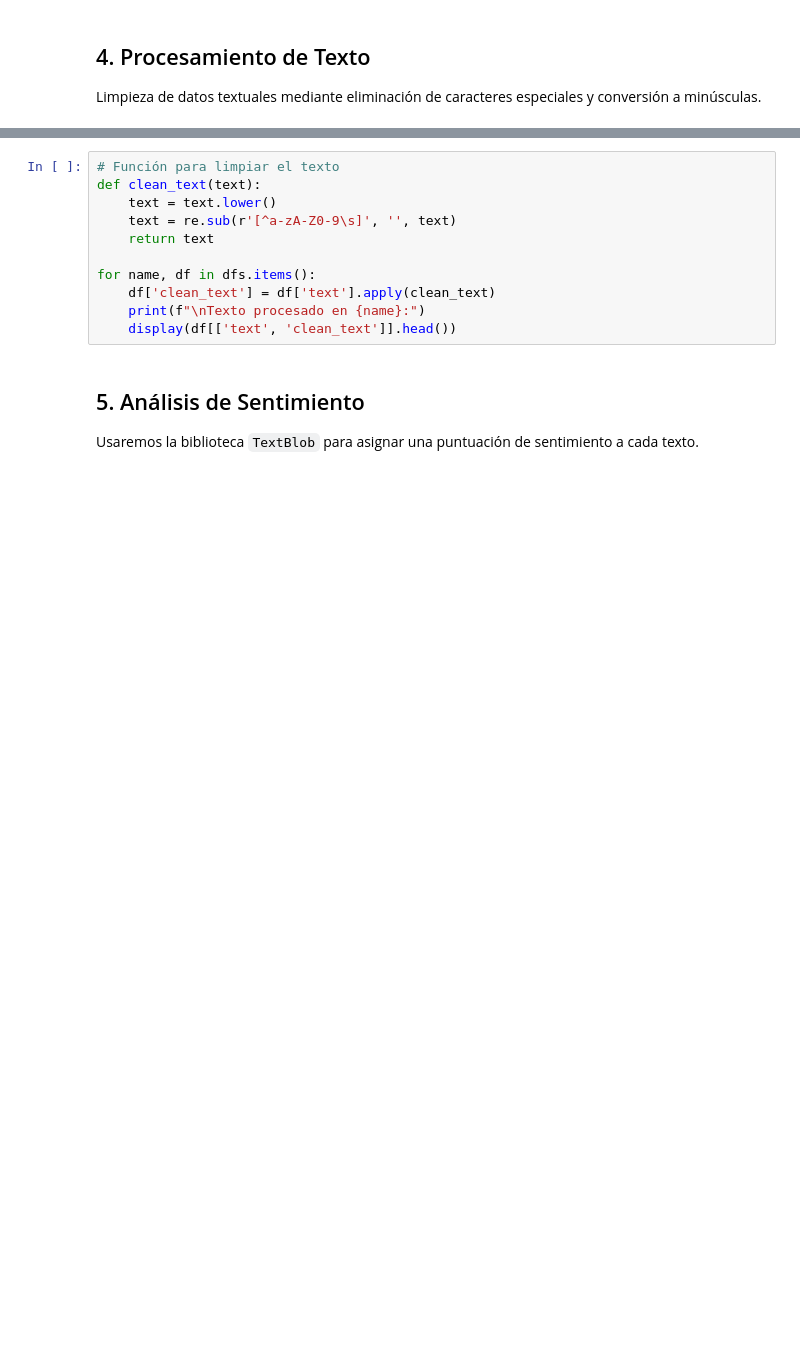
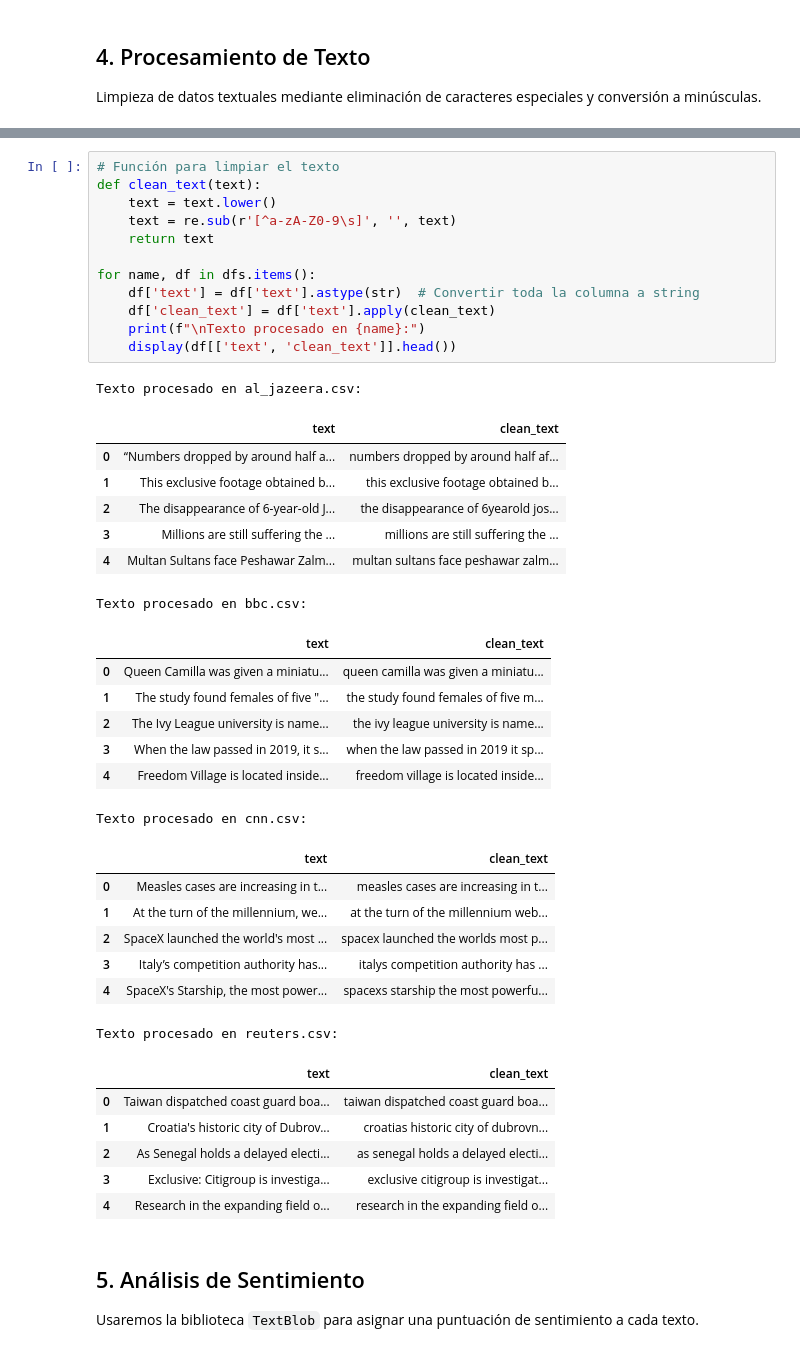
Before and after one commit to FrankYesid/Ruta_aprendizaje_2025, a Jupyter notebook: 02-Tratamiento_de_Datos/Proyecto_5/notebooks/analisis_sentimiento_noticias.ipynb, the cells around one changed output, grey strips where cells are left out. Saved outputs shown, nothing was run; the diff lists cells and outputs as text; blank space fills up the shorter version.

```diff
--- a/02-Tratamiento_de_Datos/Proyecto_5/notebooks/analisis_sentimiento_noticias.ipynb
+++ b/02-Tratamiento_de_Datos/Proyecto_5/notebooks/analisis_sentimiento_noticias.ipynb
@@ -77,14 +144,44 @@ Limpieza de datos textuales mediante eliminación de caracteres especiales y con
 # %%
 # Función para limpiar el texto
 def clean_text(text):
     text = text.lower()
     text = re.sub(r'[^a-zA-Z0-9\s]', '', text)
     return text
 
 for name, df in dfs.items():
+    df['text'] = df['text'].astype(str)  # Convertir toda la columna a string
     df['clean_text'] = df['text'].apply(clean_text)
     print(f"\nTexto procesado en {name}:")
     display(df[['text', 'clean_text']].head())
+# %% [output]
+Texto procesado en al_jazeera.csv:
+|  | text | clean_text |
+| 0 | “Numbers dropped by around half a... | numbers dropped by around half af... |
+| 1 | This exclusive footage obtained b... | this exclusive footage obtained b... |
+| 2 | The disappearance of 6-year-old J... | the disappearance of 6yearold jos... |
+| 3 | Millions are still suffering the ... | millions are still suffering the ... |
+| 4 | Multan Sultans face Peshawar Zalm... | multan sultans face peshawar zalm... |
+Texto procesado en bbc.csv:
+|  | text | clean_text |
+| 0 | Queen Camilla was given a miniatu... | queen camilla was given a miniatu... |
+| 1 | The study found females of five "... | the study found females of five m... |
+| 2 | The Ivy League university is name... | the ivy league university is name... |
+| 3 | When the law passed in 2019, it s... | when the law passed in 2019 it sp... |
+| 4 | Freedom Village is located inside... | freedom village is located inside... |
+Texto procesado en cnn.csv:
+|  | text | clean_text |
+| 0 | Measles cases are increasing in t... | measles cases are increasing in t... |
+| 1 | At the turn of the millennium, we... | at the turn of the millennium web... |
+| 2 | SpaceX launched the world's most ... | spacex launched the worlds most p... |
+| 3 | Italy’s competition authority has... | italys competition authority has ... |
+| 4 | SpaceX's Starship, the most power... | spacexs starship the most powerfu... |
+Texto procesado en reuters.csv:
+|  | text | clean_text |
+| 0 | Taiwan dispatched coast guard boa... | taiwan dispatched coast guard boa... |
+| 1 | Croatia's historic city of Dubrov... | croatias historic city of dubrovn... |
+| 2 | As Senegal holds a delayed electi... | as senegal holds a delayed electi... |
+| 3 | Exclusive: Citigroup is investiga... | exclusive citigroup is investigat... |
+| 4 | Research in the expanding field o... | research in the expanding field o... |
 # %% [markdown]
 ## 5. Análisis de Sentimiento
 Usaremos la biblioteca `TextBlob` para asignar una puntuación de sentimiento a cada texto.
```
Also changed, not shown: parts of 7 cells of this notebook.
